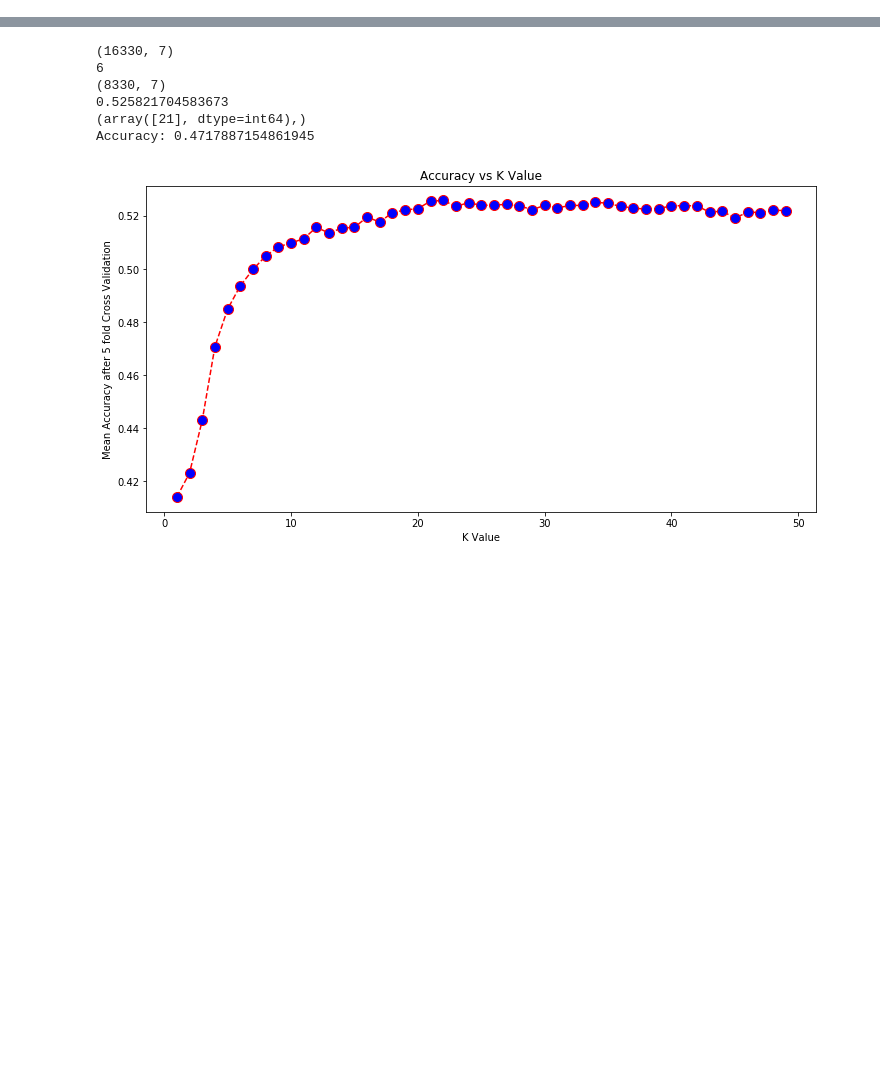
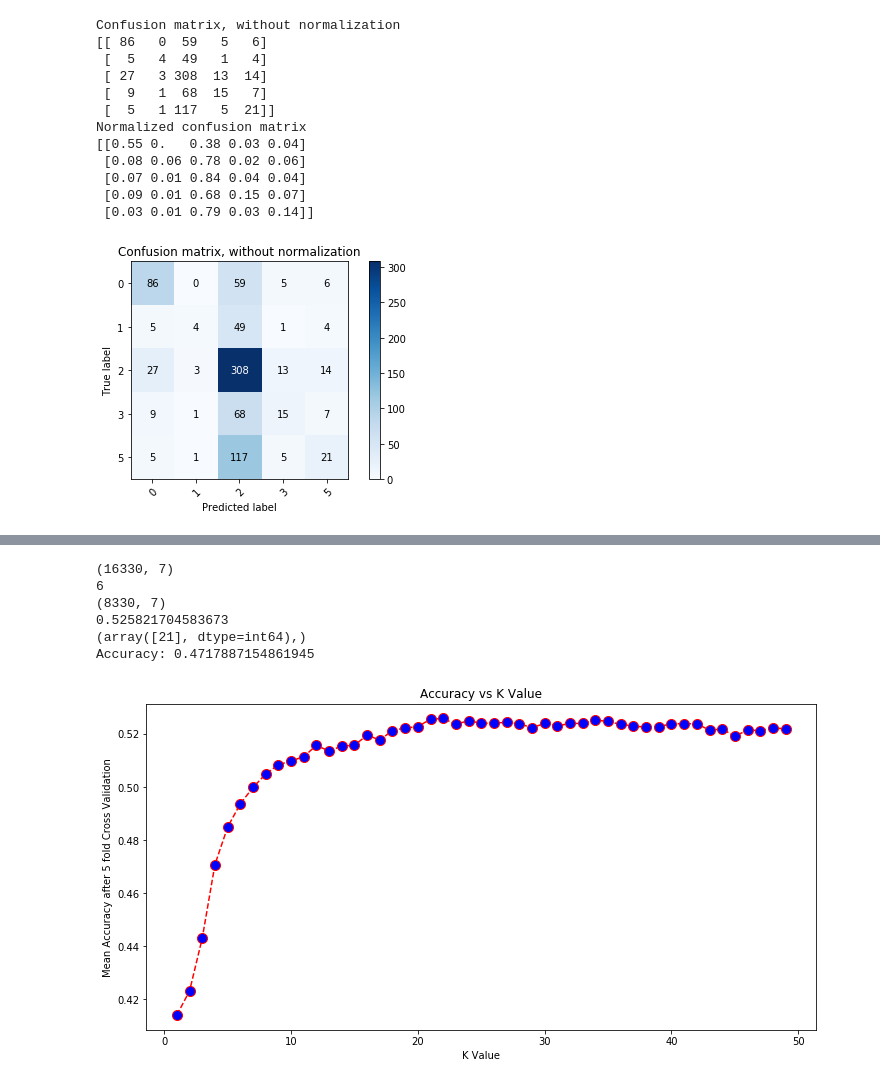
Before and after one commit to fkarimzadeh6/CX4240_project, a Jupyter notebook: clustering_top.ipynb, the cells around one changed output, grey strips where cells are left out. Drawn from its saved outputs; the diff is of its cells as text; code cells hidden in the pictures; blank space fills up the shorter version.

```diff
--- a/clustering_top.ipynb
+++ b/clustering_top.ipynb
@@ -149,0 +137,80 @@ weighted avg       0.56      0.52      0.44       833
+# %%
+def plot_confusion_matrix(y_true, y_pred, classes,
+                          normalize=False,
+                          title=None,
+                          cmap=plt.cm.Blues):
+    """
+    This function prints and plots the confusion matrix.
+    Normalization can be applied by setting `normalize=True`.
+    """
+    if not title:
+        if normalize:
+            title = 'Normalized confusion matrix'
+        else:
+            title = 'Confusion matrix, without normalization'
+
+    # Compute confusion matrix
+    cm = metrics.confusion_matrix(y_true, y_pred)
+    # Only use the labels that appear in the data
+    classes = classes[unique_labels(y_true, y_pred)]
+    if normalize:
+        cm = cm.astype('float') / cm.sum(axis=1)[:, np.newaxis]
+        print("Normalized confusion matrix")
+    else:
+        print('Confusion matrix, without normalization')
+
+    print(cm)
+
+    fig, ax = plt.subplots()
+    im = ax.imshow(cm, interpolation='nearest', cmap=cmap)
+    ax.figure.colorbar(im, ax=ax)
+    # We want to show all ticks...
+    ax.set(xticks=np.arange(cm.shape[1]),
+           yticks=np.arange(cm.shape[0]),
+           # ... and label them with the respective list entries
+           xticklabels=classes, yticklabels=classes,
+           title=title,
+           ylabel='True label',
+           xlabel='Predicted label')
+
+    # Rotate the tick labels and set their alignment.
+    plt.setp(ax.get_xticklabels(), rotation=45, ha="right",
+             rotation_mode="anchor")
+
+    # Loop over data dimensions and create text annotations.
+    fmt = '.2f' if normalize else 'd'
+    thresh = cm.max() / 2.
+    for i in range(cm.shape[0]):
+        for j in range(cm.shape[1]):
+            ax.text(j, i, format(cm[i, j], fmt),
+                    ha="center", va="center",
+                    color="white" if cm[i, j] > thresh else "black")
+    fig.tight_layout()
+    return ax
+
+
+np.set_printoptions(precision=2)
+class_names = [0,1,2,3,5]
+class_names = np.array(class_names)
+class_names = class_names.astype(int)
+# Plot non-normalized confusion matrix
+plot_confusion_matrix(y_test, y_pred, classes=class_names, title='Confusion matrix, without normalization')
+
+# Plot normalized confusion matrix
+plot_confusion_matrix(y_test, y_pred, classes=class_names, normalize=True,title='Normalized confusion matrix')
+
+plt.show()
+# %% [output]
+Confusion matrix, without normalization
+[[ 86   0  59   5   6]
+ [  5   4  49   1   4]
+ [ 27   3 308  13  14]
+ [  9   1  68  15   7]
+ [  5   1 117   5  21]]
+Normalized confusion matrix
+[[0.55 0.   0.38 0.03 0.04]
+ [0.08 0.06 0.78 0.02 0.06]
+ [0.07 0.01 0.84 0.04 0.04]
+ [0.09 0.01 0.68 0.15 0.07]
+ [0.03 0.01 0.79 0.03 0.14]]
+[figure, added]
```
Also changed, not shown: parts of 5 cells of this notebook.
